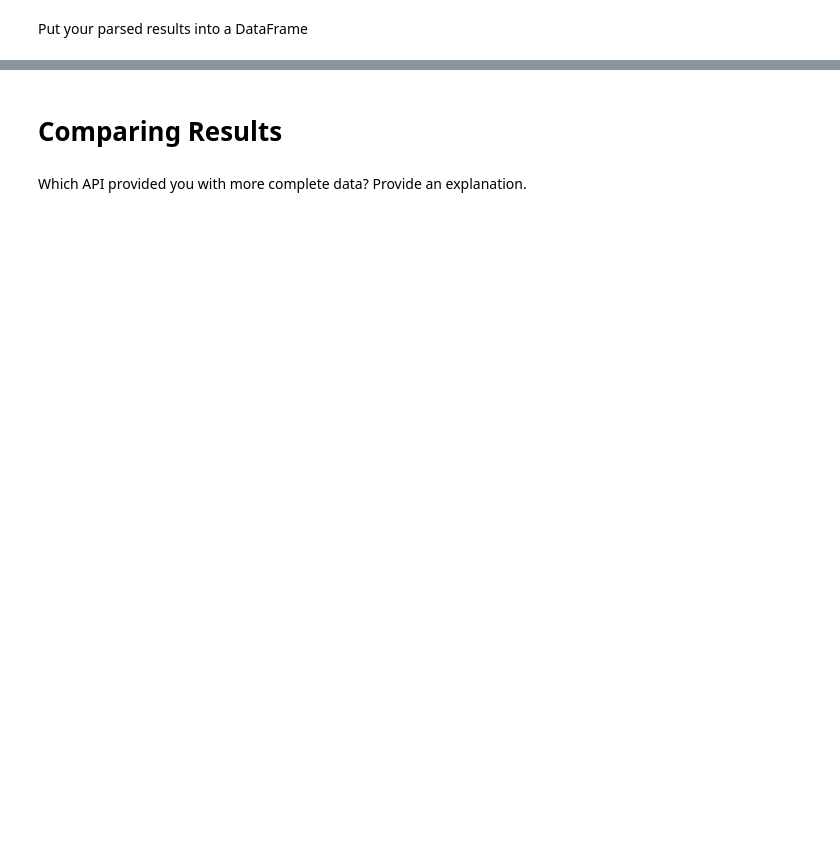
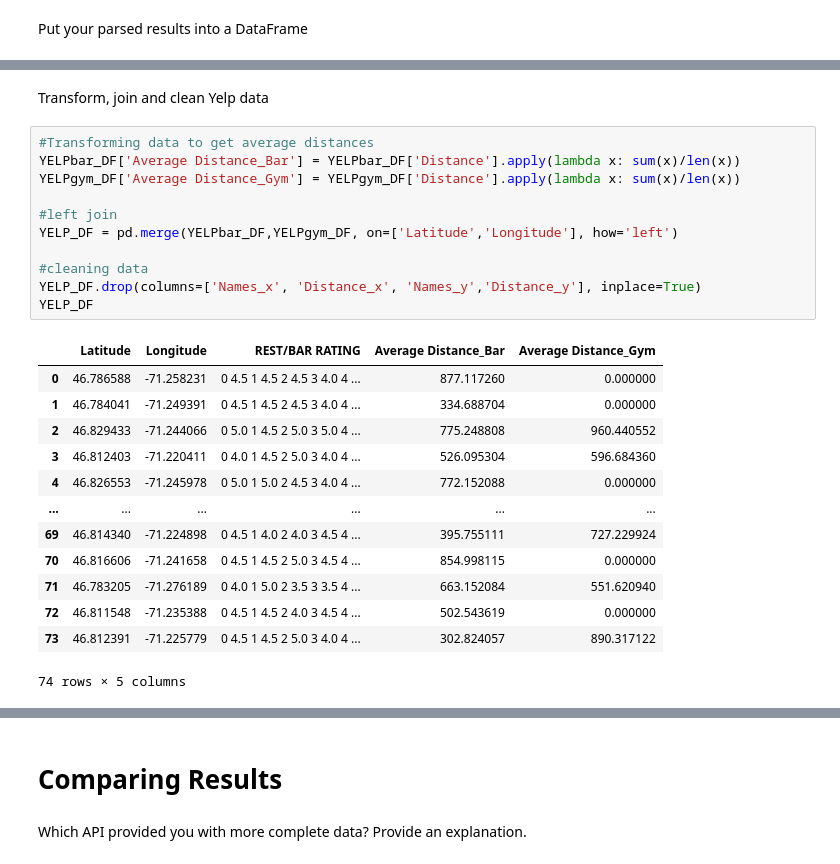
Before and after one commit to wangleo1/Statistical_Modeling_Project, a Jupyter notebook: notebooks/yelp_foursquare_EDA.ipynb, the cells around one changed output, grey strips where cells are left out. Drawn from its saved outputs; the diff is of its cells as text; blank space fills up the shorter version.

```diff
--- a/notebooks/yelp_foursquare_EDA.ipynb
+++ b/notebooks/yelp_foursquare_EDA.ipynb
@@ -342,0 +321,27 @@ Put your parsed results into a DataFrame
+# %% [markdown]
+Transform, join and clean Yelp data
+# %%
+#Transforming data to get average distances
+YELPbar_DF['Average Distance_Bar'] = YELPbar_DF['Distance'].apply(lambda x: sum(x)/len(x))
+YELPgym_DF['Average Distance_Gym'] = YELPgym_DF['Distance'].apply(lambda x: sum(x)/len(x))
+
+#left join
+YELP_DF = pd.merge(YELPbar_DF,YELPgym_DF, on=['Latitude','Longitude'], how='left')
+
+#cleaning data
+YELP_DF.drop(columns=['Names_x', 'Distance_x', 'Names_y','Distance_y'], inplace=True)
+YELP_DF
+# %% [output]
+|  | Latitude | Longitude | REST/BAR RATING | Average Distance_Bar | Average Distance_Gym |
+| 0 | 46.786588 | -71.258231 | 0 4.5 1 4.5 2 4.5 3 4.0 4 ... | 877.117260 | 0.000000 |
+| 1 | 46.784041 | -71.249391 | 0 4.5 1 4.5 2 4.5 3 4.0 4 ... | 334.688704 | 0.000000 |
+| 2 | 46.829433 | -71.244066 | 0 5.0 1 4.5 2 5.0 3 5.0 4 ... | 775.248808 | 960.440552 |
+| 3 | 46.812403 | -71.220411 | 0 4.0 1 4.5 2 5.0 3 4.0 4 ... | 526.095304 | 596.684360 |
+| 4 | 46.826553 | -71.245978 | 0 5.0 1 5.0 2 4.5 3 4.0 4 ... | 772.152088 | 0.000000 |
+| ... | ... | ... | ... | ... | ... |
+| 69 | 46.814340 | -71.224898 | 0 4.5 1 4.0 2 4.0 3 4.5 4 ... | 395.755111 | 727.229924 |
+| 70 | 46.816606 | -71.241658 | 0 4.5 1 4.5 2 5.0 3 4.5 4 ... | 854.998115 | 0.000000 |
+| 71 | 46.783205 | -71.276189 | 0 4.0 1 5.0 2 3.5 3 3.5 4 ... | 663.152084 | 551.620940 |
+| 72 | 46.811548 | -71.235388 | 0 4.5 1 4.5 2 4.0 3 4.5 4 ... | 502.543619 | 0.000000 |
+| 73 | 46.812391 | -71.225779 | 0 4.5 1 4.5 2 5.0 3 4.0 4 ... | 302.824057 | 890.317122 |
+74 rows × 5 columns
```
Also changed, not shown: parts of 21 cells of this notebook, 2 other files.
